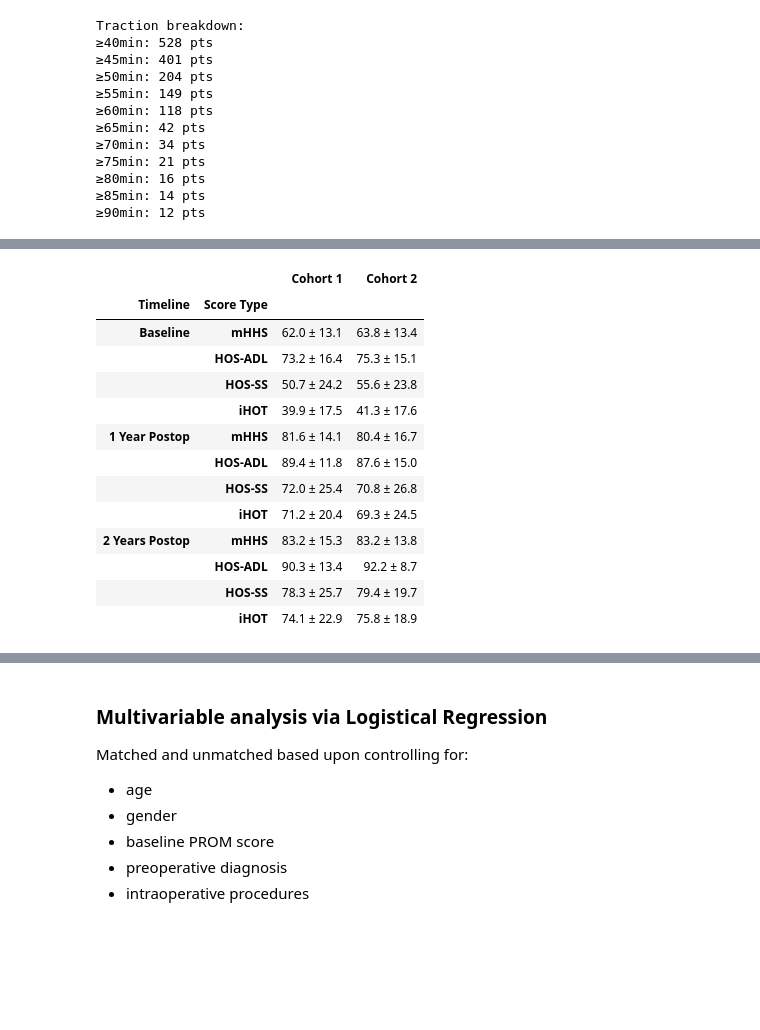
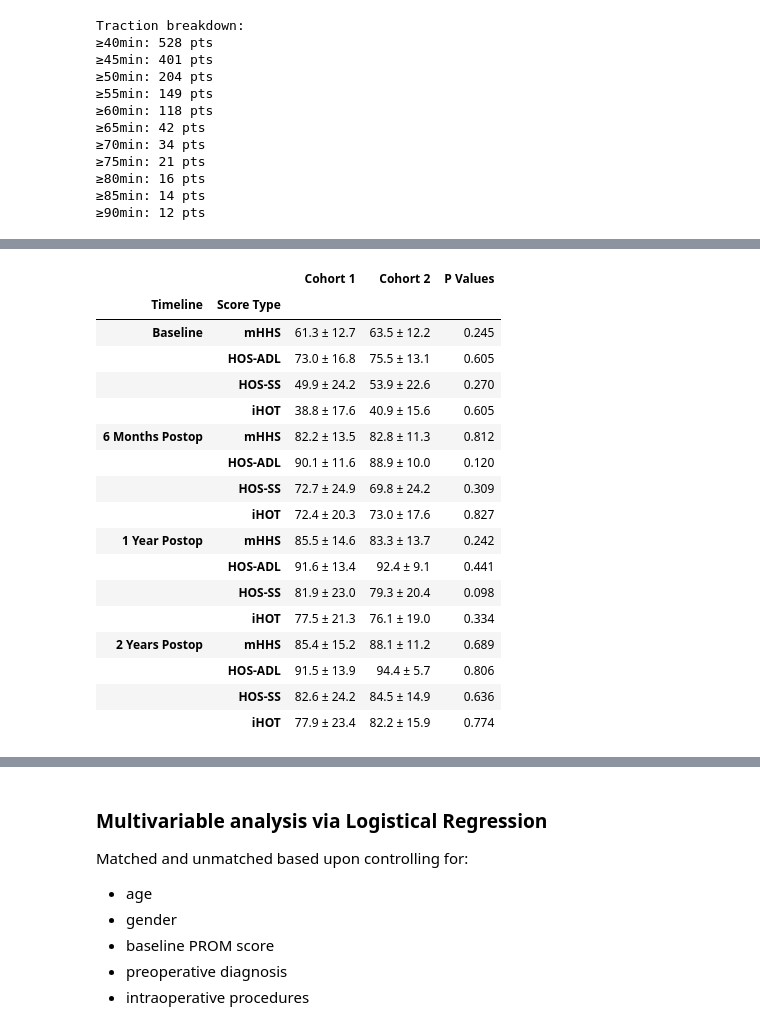
Before and after one commit to Darkbladecr/traction_proms, a Jupyter notebook: notebook.ipynb, the cells around one changed output, grey strips where cells are left out. Saved outputs shown, nothing was run; the diff lists cells and outputs as text; code cells hidden in the pictures; blank space fills up the shorter version.

Commit message:
add p values to tables

```diff
--- a/notebook.ipynb
+++ b/notebook.ipynb
@@ -397,13 +394,13 @@ Primary reason for data issues are loss of patients due to follow-up. So we must
 # %%
 df_inc2 = df_inc.copy()
 # %%
-col_postop_1yr_scores = [
+col_postop_6mo_scores = [
   'HHS5to11mScoreLast',
   'HOSADL5to11mScoreLast',
   'HOSSport5to11mScoreLast',
   'QOL5to11mScoreLast',
 ]
-df_inc2 = df_inc2.dropna(subset=col_postop_1yr_scores)
+df_inc2 = df_inc2.dropna(subset=col_postop_6mo_scores)
 df_inc2['age'].count()
 # %% [output]
 892
@@ -484,10 +496,10 @@ df_inc2[
 # %%
-df_inc3 = df_inc2.drop(index=df_inc2[
-  ((df_inc2['HHS11to23mScoreLast'].isna()) |
-  (df_inc2['HOSADL11to23mScoreLast'].isna()) |
-  (df_inc2['HOSSport11to23mScoreLast'].isna()) |
-  (df_inc2['QOL11to23mScoreLast'].isna())) &
-  (df_inc2['GeneralTractionTime'] < 50)
+df_inc4 = df_inc3.drop(index=df_inc3[
+  ((df_inc3['HHS23to35mScoreLast'].isna()) |
+  (df_inc3['HOSADL23to35mScoreLast'].isna()) |
+  (df_inc3['HOSSport23to35mScoreLast'].isna()) |
+  (df_inc3['QOL23to35mScoreLast'].isna())) &
+  (df_inc3['GeneralTractionTime'] < 50)
 ].index)
-df_inc3['age'].count()
+df_inc4['age'].count()
 # %% [output]
@@ -543,7 +555,7 @@ profile = ProfileReport(df_inc3, title="Profile Report", minimal=True)
 profile.to_file("pandas_profile.html")
 # %%
 # final dataframe
-dff = df_inc3.copy()
+dff = df_inc4.copy()
 # %%
 dff.info()
 # %% [output]
@@ -635,7 +677,7 @@ cohort_demo(dff, df_fast, df_slow)
 # %%
 timelines_prom = [
   'Baseline',
-  # '6 Months Postop',
+  '6 Months Postop',
   '1 Year Postop',
   '2 Years Postop'
 ]
@@ -652,57 +694,77 @@ col_scores = {
   "HSS": [
     'HHSScoreprept',
     'HHS5to11mScoreLast',
-    'HHS11to23mScoreLast'
+    'HHS11to23mScoreLast',
+    'HHS23to35mScoreLast'
   ],
   "HOSADL": [
     'HOSADLScoreprept',
     'HOSADL5to11mScoreLast',
-    'HOSADL11to23mScoreLast'
+    'HOSADL11to23mScoreLast',
+    'HOSADL23to35mScoreLast'
   ],
   "HOSSS": [
     'HOSSportScoreprept',
     'HOSSport5to11mScoreLast',
-    'HOSSport11to23mScoreLast'
+    'HOSSport11to23mScoreLast',
+    'HOSSport23to35mScoreLast'
   ],
   "HOT": [
     'QOLScoreprept',
     'QOL5to11mScoreLast',
-    'QOL11to23mScoreLast'
+    'QOL11to23mScoreLast',
+    'QOL23to35mScoreLast'
   ]
 }
 
 def cohort_scores(*dfs):
   score_data = []
   for df in dfs:
     score_series = []
-    for i in range(3):
+    for i in range(len(col_scores.keys())):
       score_series += [
         "{0:.1f} ± {1:.1f}".format(df[col_scores["HSS"][i]].mean(), df[col_scores["HSS"][i]].std()),
         "{0:.1f} ± {1:.1f}".format(df[col_scores["HOSADL"][i]].mean(), df[col_scores["HOSADL"][i]].std()),
         "{0:.1f} ± {1:.1f}".format(df[col_scores["HOSSS"][i]].mean(), df[col_scores["HOSSS"][i]].std()),
         "{0:.1f} ± {1:.1f}".format(df[col_scores["HOT"][i]].mean(), df[col_scores["HOT"][i]].std()),
       ]
     score_data.append(pd.Series(score_series, index=scores_index_prom))
+
+  p_vals = []
+  for i in range(len(col_scores.keys())):
+    p_vals += [
+      mannwhitneyu(dfs[0][col_scores["HSS"][i]].dropna(), dfs[1][col_scores["HSS"][i]].dropna()),
+      mannwhitneyu(dfs[0][col_scores["HOSADL"][i]].dropna(), dfs[1][col_scores["HOSADL"][i]].dropna()),
+      mannwhitneyu(dfs[0][col_scores["HOSSS"][i]].dropna(), dfs[1][col_scores["HOSSS"][i]].dropna()),
+      mannwhitneyu(dfs[0][col_scores["HOT"][i]].dropna(), dfs[1][col_scores["HOT"][i]].dropna()),
+    ]
+  p_vals = ["<0.05" if x[1] < 0.05 else "{:.3f}".format(x[1]) for x in p_vals]
+  score_data.append(pd.Series(p_vals, index=scores_index_prom))
+
   return pd.concat(score_data, axis=1)
 
-df_scores = cohort_scores(df_fast, df_slow)
-df_scores.columns = ['Cohort 1', 'Cohort 2']
-df_scores
+fig2 = cohort_scores(df_fast, df_slow)
+fig2.columns = ['Cohort 1', 'Cohort 2', 'P Values']
+fig2
 # %% [output]
-|  |  | Cohort 1 | Cohort 2 |
-| Timeline | Score Type |  |  |
-| Baseline | mHHS | 62.0 ± 13.1 | 63.8 ± 13.4 |
-|  | HOS-ADL | 73.2 ± 16.4 | 75.3 ± 15.1 |
-|  | HOS-SS | 50.7 ± 24.2 | 55.6 ± 23.8 |
-|  | iHOT | 39.9 ± 17.5 | 41.3 ± 17.6 |
-| 1 Year Postop | mHHS | 81.6 ± 14.1 | 80.4 ± 16.7 |
-|  | HOS-ADL | 89.4 ± 11.8 | 87.6 ± 15.0 |
-|  | HOS-SS | 72.0 ± 25.4 | 70.8 ± 26.8 |
-|  | iHOT | 71.2 ± 20.4 | 69.3 ± 24.5 |
-| 2 Years Postop | mHHS | 83.2 ± 15.3 | 83.2 ± 13.8 |
-|  | HOS-ADL | 90.3 ± 13.4 | 92.2 ± 8.7 |
-|  | HOS-SS | 78.3 ± 25.7 | 79.4 ± 19.7 |
-|  | iHOT | 74.1 ± 22.9 | 75.8 ± 18.9 |
+|  |  | Cohort 1 | Cohort 2 | P Values |
+| Timeline | Score Type |  |  |  |
+| Baseline | mHHS | 61.3 ± 12.7 | 63.5 ± 12.2 | 0.245 |
+|  | HOS-ADL | 73.0 ± 16.8 | 75.5 ± 13.1 | 0.605 |
+|  | HOS-SS | 49.9 ± 24.2 | 53.9 ± 22.6 | 0.270 |
+|  | iHOT | 38.8 ± 17.6 | 40.9 ± 15.6 | 0.605 |
+| 6 Months Postop | mHHS | 82.2 ± 13.5 | 82.8 ± 11.3 | 0.812 |
+|  | HOS-ADL | 90.1 ± 11.6 | 88.9 ± 10.0 | 0.120 |
+|  | HOS-SS | 72.7 ± 24.9 | 69.8 ± 24.2 | 0.309 |
+|  | iHOT | 72.4 ± 20.3 | 73.0 ± 17.6 | 0.827 |
+| 1 Year Postop | mHHS | 85.5 ± 14.6 | 83.3 ± 13.7 | 0.242 |
+|  | HOS-ADL | 91.6 ± 13.4 | 92.4 ± 9.1 | 0.441 |
+|  | HOS-SS | 81.9 ± 23.0 | 79.3 ± 20.4 | 0.098 |
+|  | iHOT | 77.5 ± 21.3 | 76.1 ± 19.0 | 0.334 |
+| 2 Years Postop | mHHS | 85.4 ± 15.2 | 88.1 ± 11.2 | 0.689 |
+|  | HOS-ADL | 91.5 ± 13.9 | 94.4 ± 5.7 | 0.806 |
+|  | HOS-SS | 82.6 ± 24.2 | 84.5 ± 14.9 | 0.636 |
+|  | iHOT | 77.9 ± 23.4 | 82.2 ± 15.9 | 0.774 |
 # %%
 timelines_mcid = [
   'Baseline',
```
Also changed, not shown: parts of 25 cells of this notebook, 1 other file.
